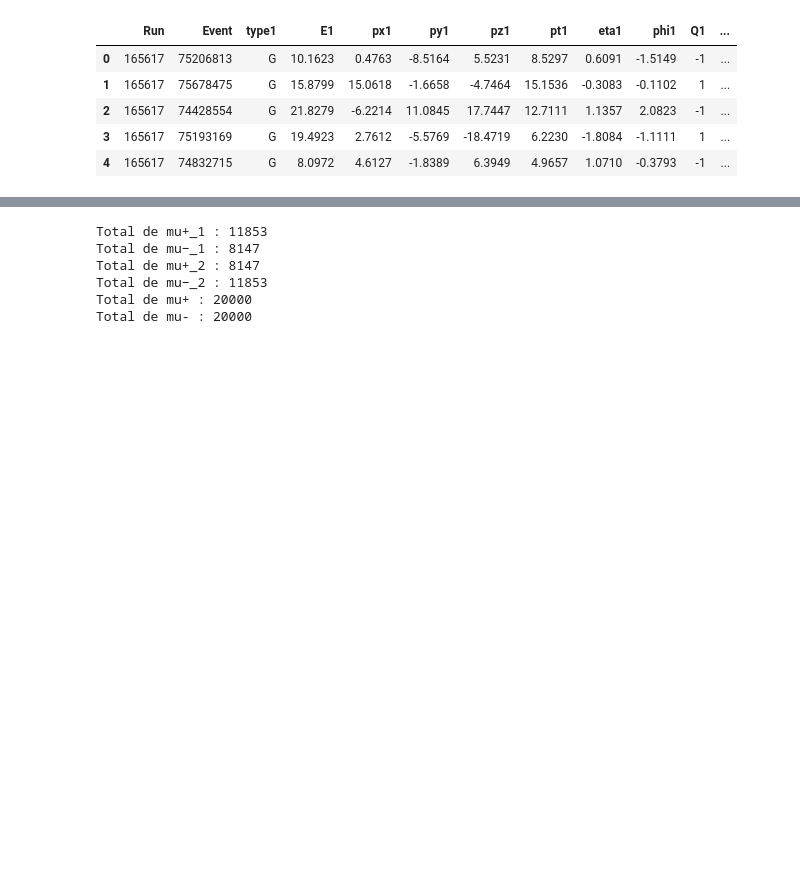
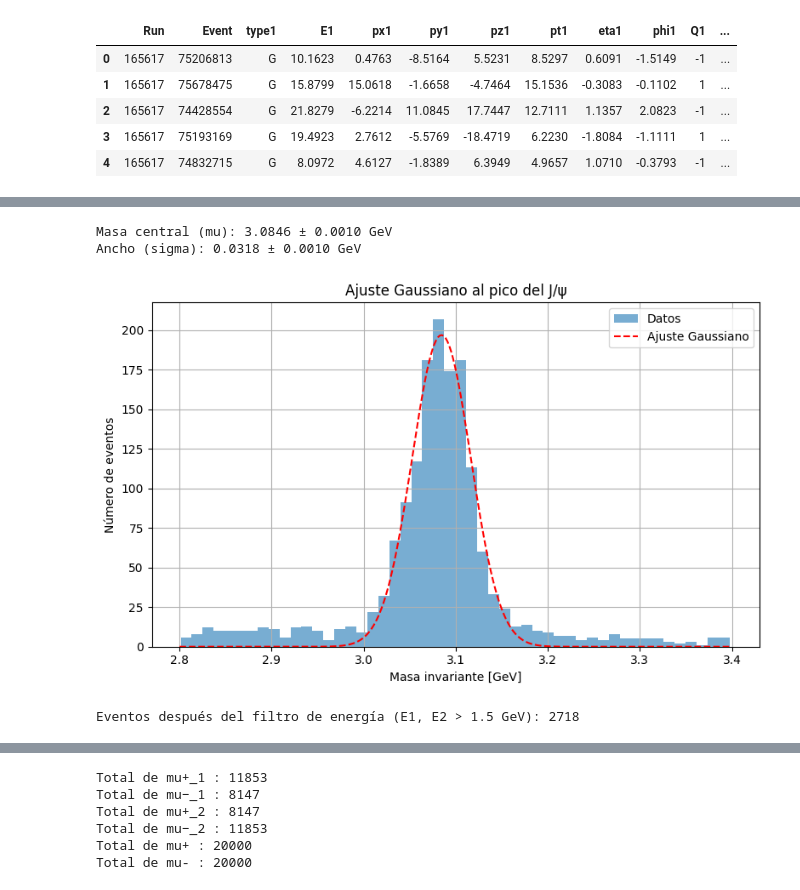
Before and after one commit to destello501/destello501.github.io, a Jupyter notebook: Blind.ipynb, the cells around one changed output, grey strips where cells are left out. Saved outputs shown, nothing was run; the diff lists cells and outputs as text; code cells hidden in the pictures; blank space fills up the shorter version.

```diff
--- a/Blind.ipynb
+++ b/Blind.ipynb
@@ -28,0 +104,65 @@ Total de eventos: 20000
+# %%
+# Filtros comunes + G-G
+filtered = particles[
+    (abs(particles['eta1']) < 2.4) &
+    (abs(particles['eta2']) < 2.4) &
+    (particles['Q1'] * particles['Q2'] == -1) &
+    (particles['pt1'] > 10) &
+    (particles['pt2'] > 10) &
+    (particles['type1'] == 'G') &
+    (particles['type2'] == 'G')
+].copy()
+
+# Calcular masa invariante
+delta_eta = filtered['eta1'] - filtered['eta2']
+delta_phi = filtered['phi1'] - filtered['phi2']
+mass_squared = 2 * filtered['pt1'] * filtered['pt2'] * (np.cosh(delta_eta) - np.cos(delta_phi))
+filtered['invariant_mass'] = np.sqrt(mass_squared)
+
+# Filtrar eventos alrededor del J/ψ para el ajuste (ej.: 2.8 a 3.4 GeV)
+region = filtered[(filtered['invariant_mass'] > 2.8) & (filtered['invariant_mass'] < 3.4)]
+
+# Crear histograma para el ajuste
+hist_values, bin_edges = np.histogram(region['invariant_mass'], bins=50)
+bin_centers = (bin_edges[:-1] + bin_edges[1:]) / 2
+
+# Definir función Gaussiana
+def gaussian(x, A, mu, sigma):
+    return A * np.exp(-(x - mu)**2 / (2 * sigma**2))
+
+# Ajustar
+popt, pcov = curve_fit(gaussian, bin_centers, hist_values, p0=[100, 3.1, 0.05])
+A, mu, sigma = popt
+mu_err, sigma_err = np.sqrt(np.diag(pcov))[1:]
+
+# Mostrar parámetros
+print(f"Masa central (mu): {mu:.4f} ± {mu_err:.4f} GeV")
+print(f"Ancho (sigma): {sigma:.4f} ± {sigma_err:.4f} GeV")
+
+# Graficar histograma + ajuste
+plt.figure(figsize=(8, 5))
+plt.hist(region['invariant_mass'], bins=50, alpha=0.6, label='Datos')
+x_fit = np.linspace(2.8, 3.4, 300)
+plt.plot(x_fit, gaussian(x_fit, *popt), 'r--', label='Ajuste Gaussiano')
+plt.xlabel('Masa invariante [GeV]')
+plt.ylabel('Número de eventos')
+plt.title('Ajuste Gaussiano al pico del J/ψ')
+plt.legend()
+plt.grid(True)
+plt.tight_layout()
+plt.show()
+# %% [output]
+Masa central (mu): 3.0846 ± 0.0010 GeV
+Ancho (sigma): 0.0318 ± 0.0010 GeV
+[figure, added]
+# %%
+
+# Filtro adicional: Energía mínima por muón
+energy_filtered = gg_filtered[
+    (gg_filtered['E1'] > 1.5) &
+    (gg_filtered['E2'] > 1.5)
+]
+
+print(f"Eventos después del filtro de energía (E1, E2 > 1.5 GeV): {len(energy_filtered)}")
+# %% [output]
+Eventos después del filtro de energía (E1, E2 > 1.5 GeV): 2718
```
Also changed, not shown: parts of 15 cells of this notebook.
